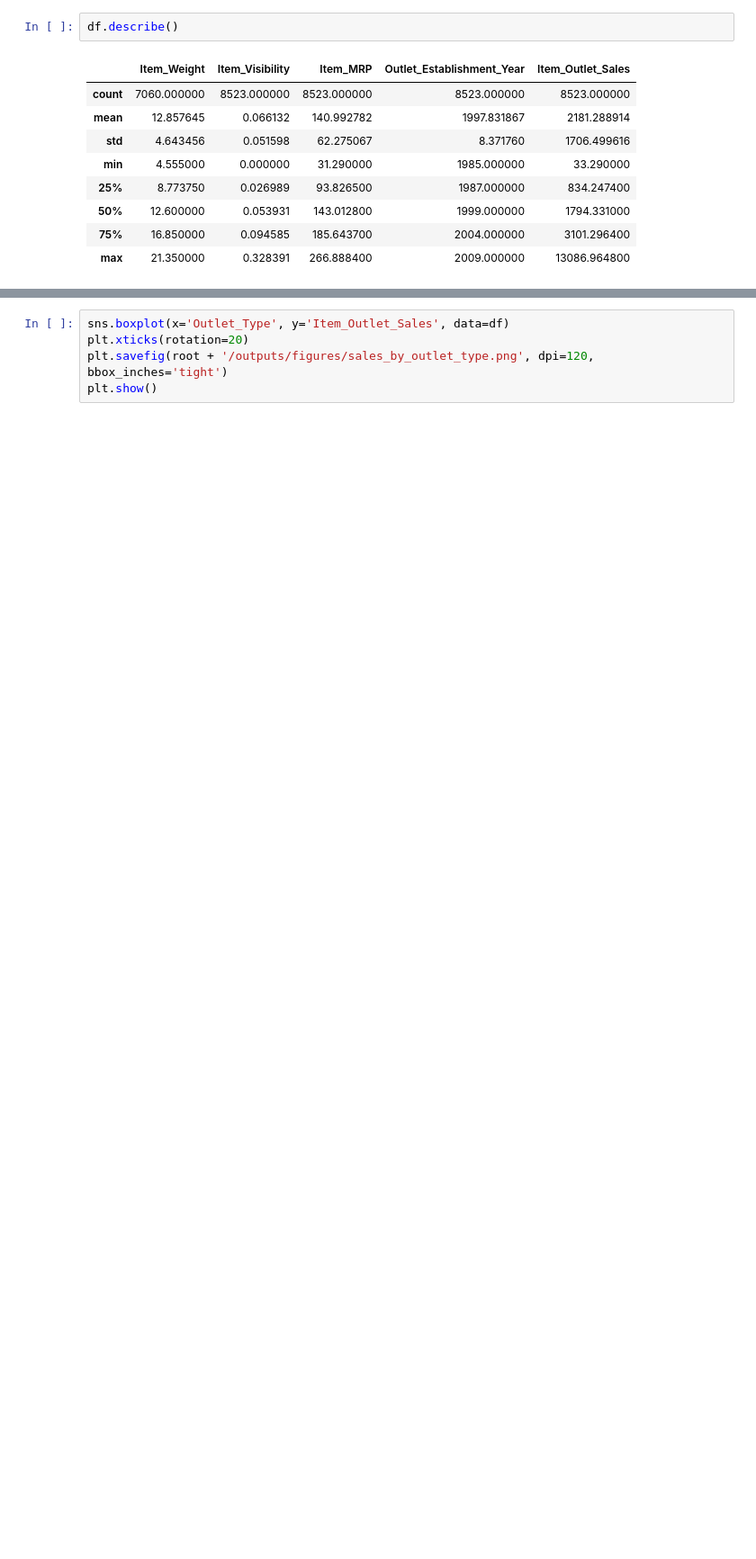
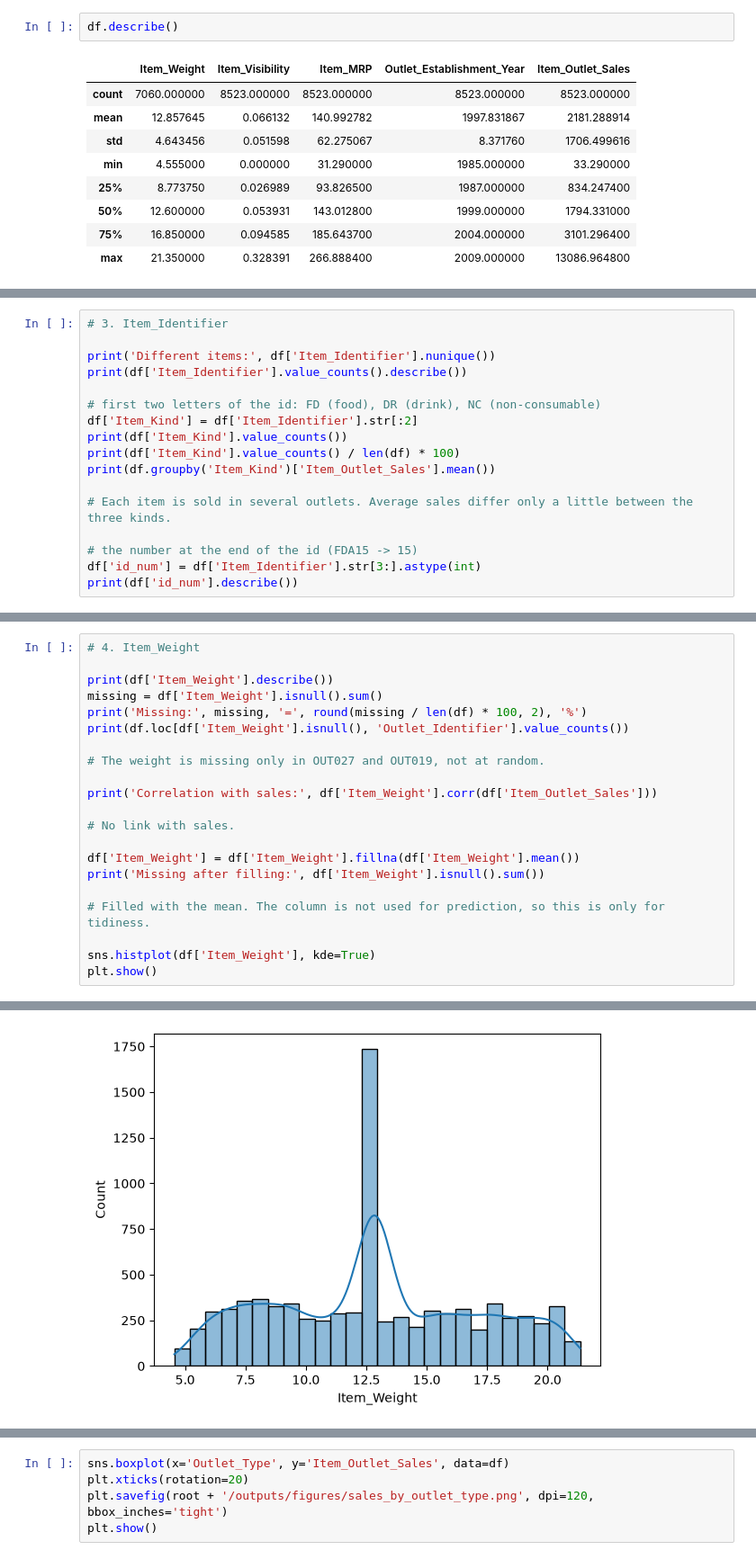
Before and after one commit to advikdivekar/statsmart, a Jupyter notebook: notebooks/01_eda.ipynb, the cells around one changed output, grey strips where cells are left out. Shown at 90% size. Drawn from its saved outputs; the diff is of its cells as text; blank space fills up the shorter version.

Commit message:
EDA: feature-by-feature analysis in 30 cells, with duplicates, missing-value patterns, units distribution

```diff
--- a/notebooks/01_eda.ipynb
+++ b/notebooks/01_eda.ipynb
@@ -346,0 +141,17 @@ plt.show()
+# %%
+# 3. Item_Identifier
+
+print('Different items:', df['Item_Identifier'].nunique())
+print(df['Item_Identifier'].value_counts().describe())
+
+# first two letters of the id: FD (food), DR (drink), NC (non-consumable)
+df['Item_Kind'] = df['Item_Identifier'].str[:2]
+print(df['Item_Kind'].value_counts())
+print(df['Item_Kind'].value_counts() / len(df) * 100)
+print(df.groupby('Item_Kind')['Item_Outlet_Sales'].mean())
+
+# Each item is sold in several outlets. Average sales differ only a little between the three kinds.
+
+# the number at the end of the id (FDA15 -> 15)
+df['id_num'] = df['Item_Identifier'].str[3:].astype(int)
+print(df['id_num'].describe())
@@ -346,0 +193,22 @@ plt.show()
+# %%
+# 4. Item_Weight
+
+print(df['Item_Weight'].describe())
+missing = df['Item_Weight'].isnull().sum()
+print('Missing:', missing, '=', round(missing / len(df) * 100, 2), '%')
+print(df.loc[df['Item_Weight'].isnull(), 'Outlet_Identifier'].value_counts())
+
+# The weight is missing only in OUT027 and OUT019, not at random.
+
+print('Correlation with sales:', df['Item_Weight'].corr(df['Item_Outlet_Sales']))
+
+# No link with sales.
+
+df['Item_Weight'] = df['Item_Weight'].fillna(df['Item_Weight'].mean())
+print('Missing after filling:', df['Item_Weight'].isnull().sum())
+
+# Filled with the mean. The column is not used for prediction, so this is only for tidiness.
+
+sns.histplot(df['Item_Weight'], kde=True)
+plt.show()
+# %% [output]
@@ -346,0 +231 @@ plt.show()
+[figure, added]
```
Also changed, not shown: parts of 56 cells of this notebook.
